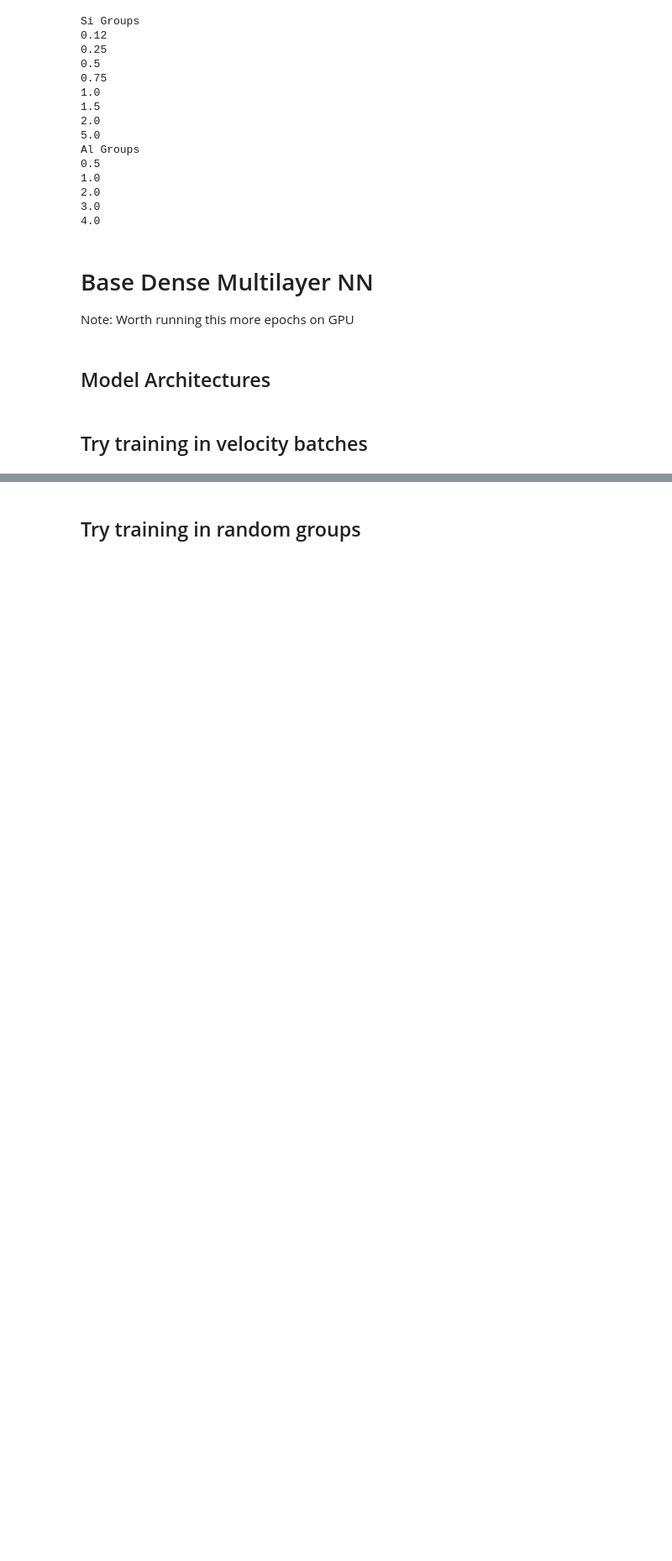
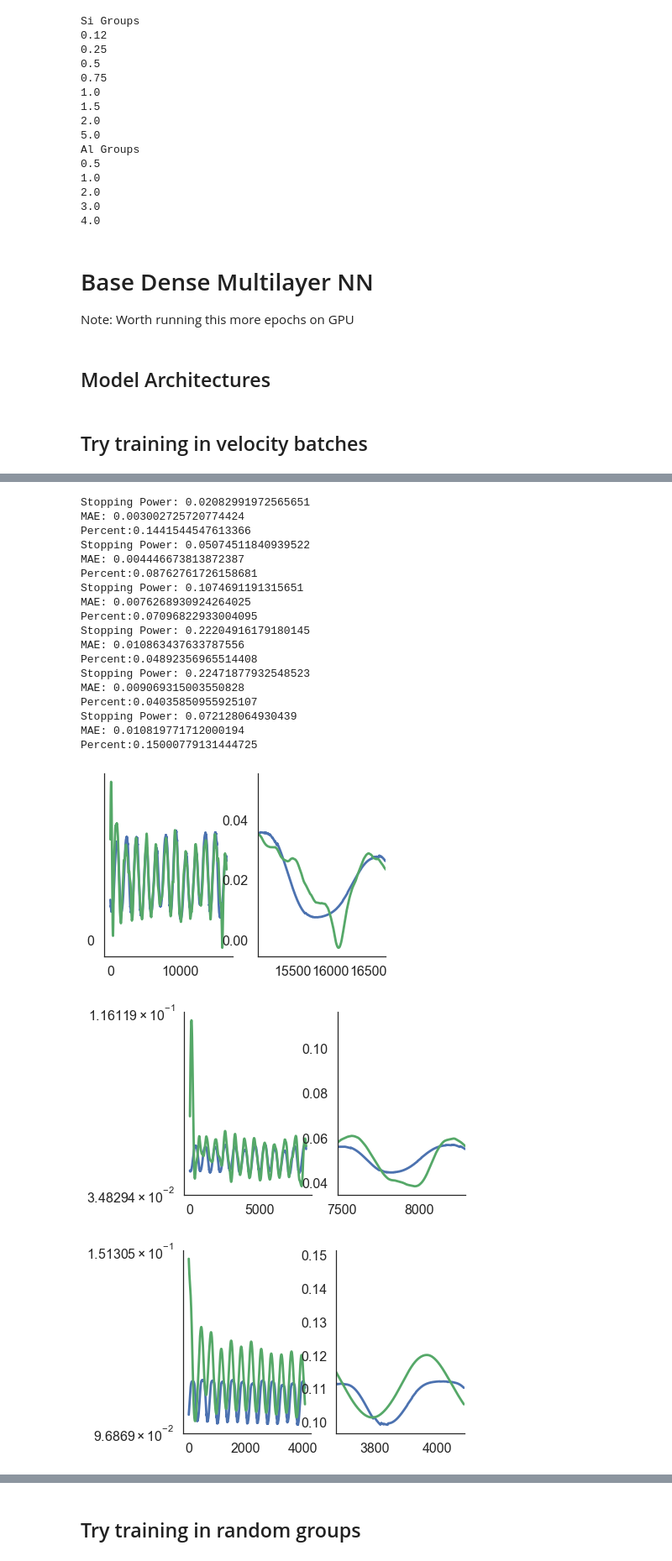
Before and after one commit to globus-labs/stopping-power-ml, a Jupyter notebook: neural.ipynb, the cells around one changed output, grey strips where cells are left out. Shown at 84% size. Drawn from its saved outputs; the diff is of its cells as text; code cells hidden in the pictures; blank space fills up the shorter version.

```diff
--- a/neural.ipynb
+++ b/neural.ipynb
@@ -302,0 +325,31 @@ MAE: 0.007984310275008729
+# %%
+for df in dfs_si_train:
+    (X_tr, y_tr) = get_data_columns(df)
+
+    #model, r = transfer_train(model, X_tr, y_tr,splits=[int(len(X_tr)/10)], epochs=25)
+
+    preds, mae, sp = predict_summarize([model], X_tr, y_tr)
+    print("Stopping Power: {} \nMAE: {} \nPercent:{}".format(sp,mae, float(mae/sp)))
+    summary_plots(preds, y_tr)
+# %% [output]
+Stopping Power: 0.02082991972565651
+MAE: 0.003002725720774424
+Percent:0.1441544547613366
+Stopping Power: 0.05074511840939522
+MAE: 0.004446673813872387
+Percent:0.08762761726158681
+Stopping Power: 0.1074691191315651
+MAE: 0.0076268930924264025
+Percent:0.07096822933004095
+Stopping Power: 0.22204916179180145
+MAE: 0.010863437633787556
+Percent:0.04892356965514408
+Stopping Power: 0.22471877932548523
+MAE: 0.009069315003550828
+Percent:0.04035850955925107
+Stopping Power: 0.072128064930439
+MAE: 0.010819771712000194
+Percent:0.15000779131444725
+[figure, added]
+[figure, added]
+[figure, added]
```
Also changed, not shown: parts of 6 cells of this notebook.
